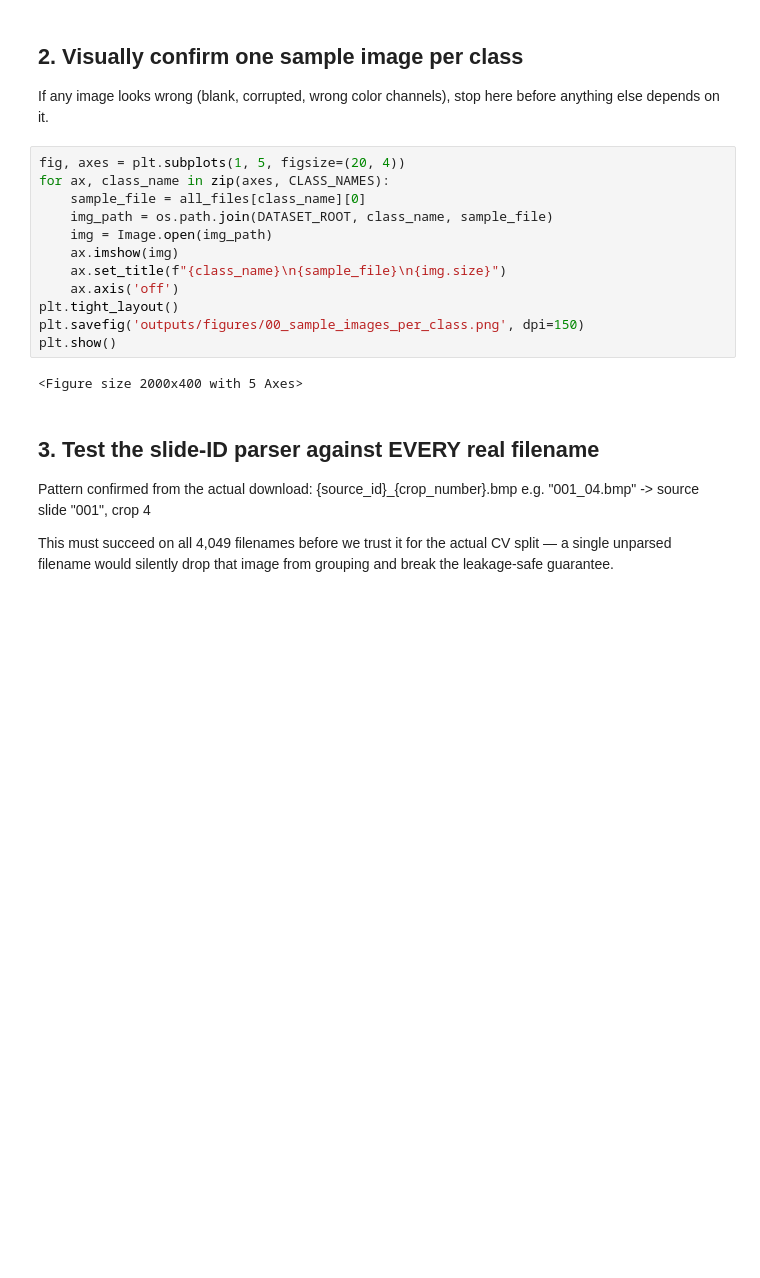
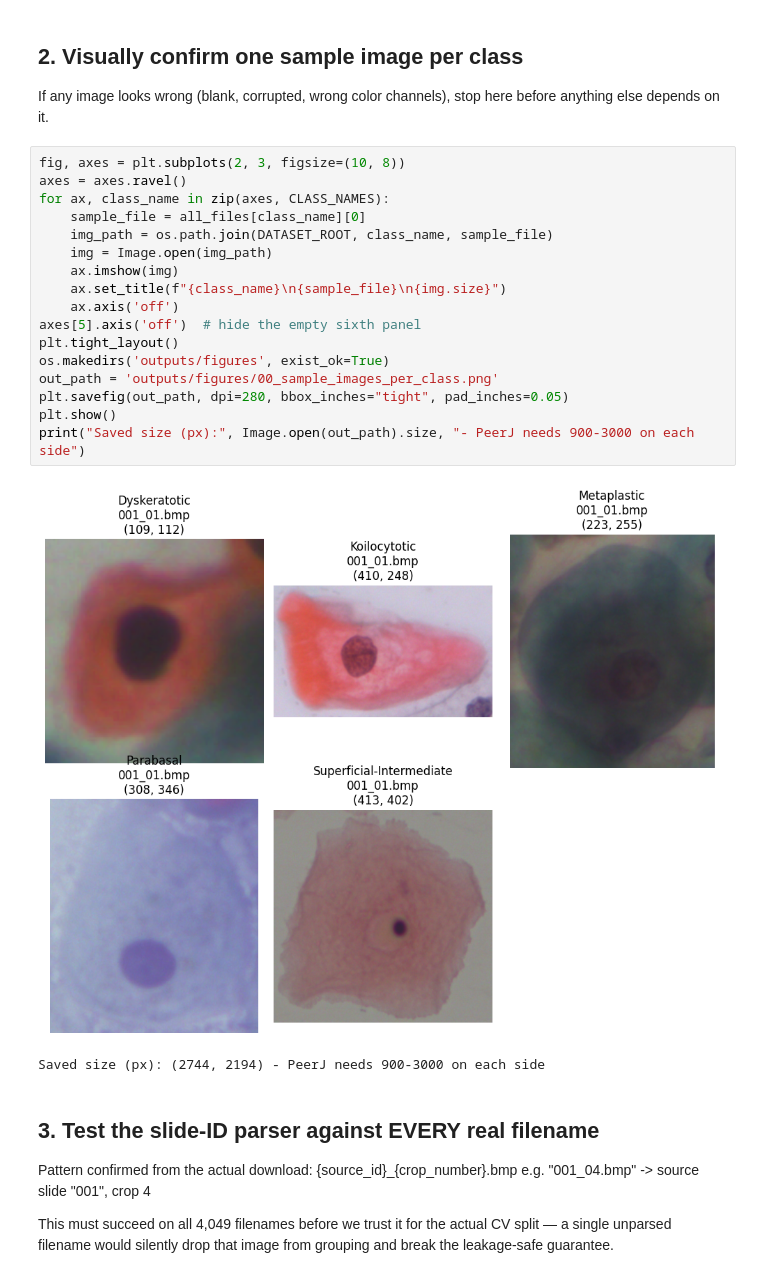
Before and after one commit to Kiptoos/PapSmear-AI-Classification, a Jupyter notebook: notebooks/00_data_verification.ipynb, the cells around one changed output. Drawn from its saved outputs; the diff is of its cells as text; blank space fills up the shorter version.

Commit message:
PeerJ editorial check: Figure 2 bar axis from zero; Figures 1, 2 and 4 resized to 900-3000 px; add make_figure1.py; spell out CNN in title

```diff
--- a/notebooks/00_data_verification.ipynb
+++ b/notebooks/00_data_verification.ipynb
@@ -55,19 +61,25 @@ Total: 4049 (expected 4049)
 If any image looks wrong (blank, corrupted, wrong color channels),
 stop here before anything else depends on it.
 # %%
-fig, axes = plt.subplots(1, 5, figsize=(20, 4))
+fig, axes = plt.subplots(2, 3, figsize=(10, 8))
+axes = axes.ravel()
 for ax, class_name in zip(axes, CLASS_NAMES):
     sample_file = all_files[class_name][0]
     img_path = os.path.join(DATASET_ROOT, class_name, sample_file)
     img = Image.open(img_path)
     ax.imshow(img)
     ax.set_title(f"{class_name}\n{sample_file}\n{img.size}")
     ax.axis('off')
+axes[5].axis('off')  # hide the empty sixth panel
 plt.tight_layout()
-plt.savefig('outputs/figures/00_sample_images_per_class.png', dpi=150)
+os.makedirs('outputs/figures', exist_ok=True)
+out_path = 'outputs/figures/00_sample_images_per_class.png'
+plt.savefig(out_path, dpi=280, bbox_inches="tight", pad_inches=0.05)
 plt.show()
+print("Saved size (px):", Image.open(out_path).size, "- PeerJ needs 900-3000 on each side")
 # %% [output]
+[figure, added]
-<Figure size 2000x400 with 5 Axes>
+Saved size (px): (2744, 2194) - PeerJ needs 900-3000 on each side
 # %% [markdown]
 ## 3. Test the slide-ID parser against EVERY real filename
 Pattern confirmed from the actual download: {source_id}_{crop_number}.bmp
```
Also changed, not shown: parts of 2 cells of this notebook, 7 other files.
